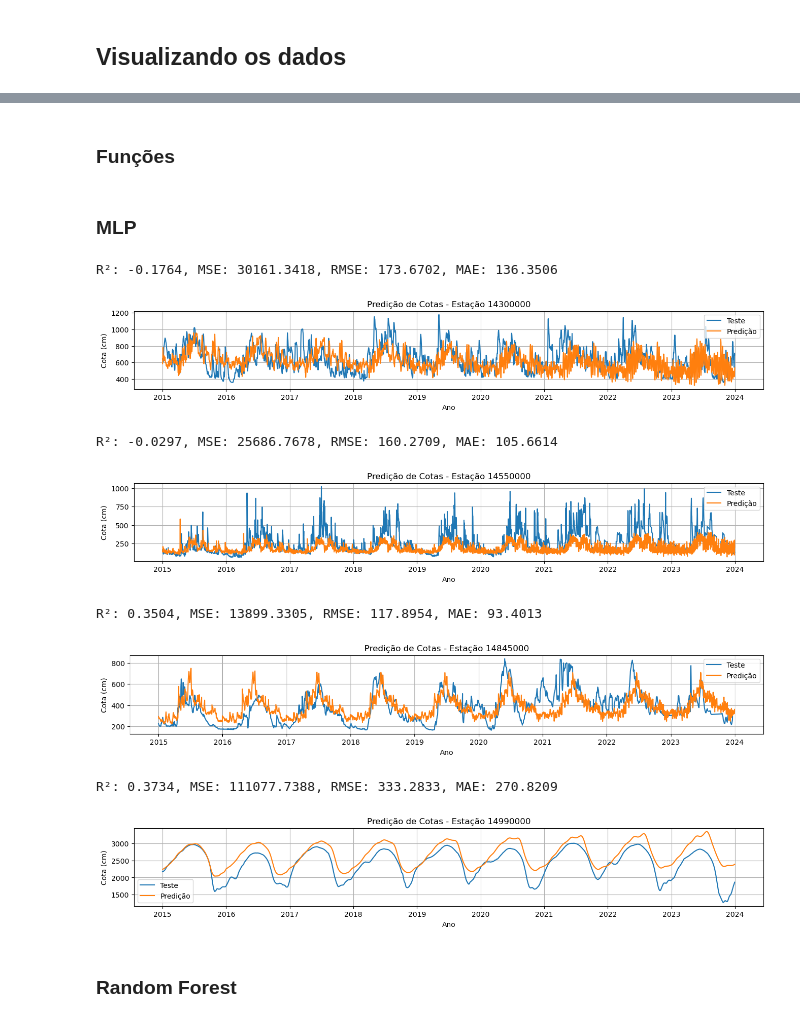
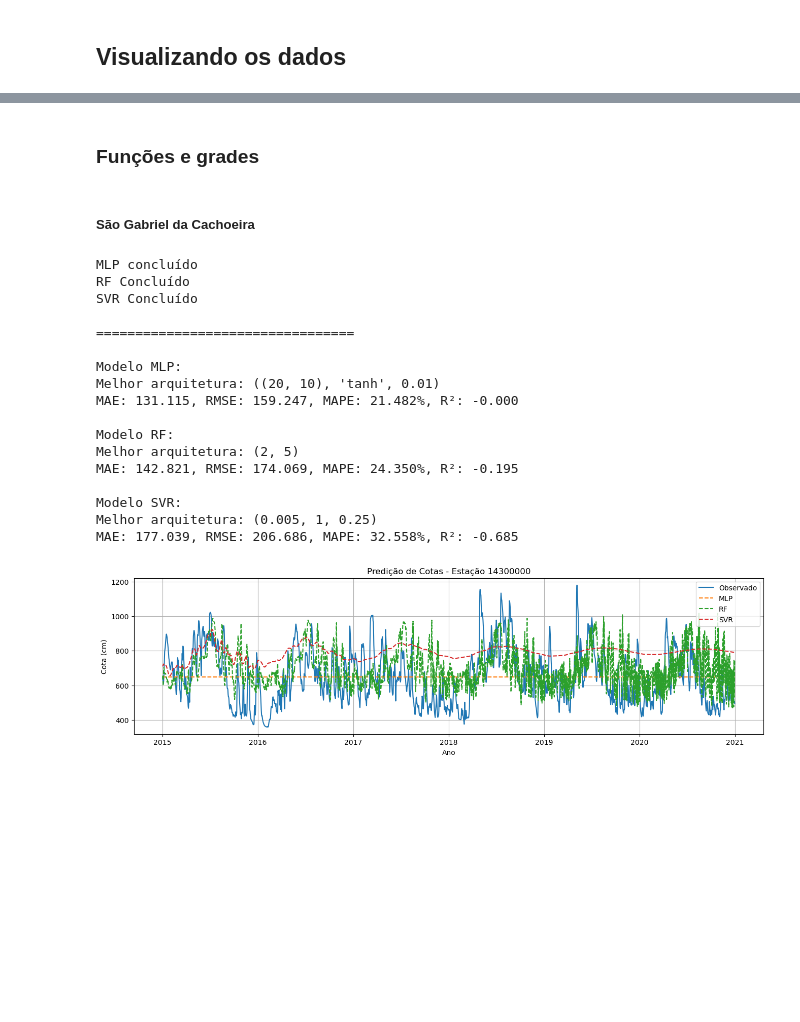
Before and after one commit to DioGS17/ML-HidroPrev, a Jupyter notebook: HidroPrev_ASAC23.ipynb, the cells around one changed output, grey strips where cells are left out. Cells and saved outputs as stored; diff of their text form; code cells hidden in the pictures; blank space fills up the shorter version.

Commit message:
Atualizando os gráficos de teste dos treinos MLs e outros

```diff
--- a/HidroPrev_ASAC23.ipynb
+++ b/HidroPrev_ASAC23.ipynb
@@ -120,5 +123,5 @@ plt.show()
 # %% [markdown]
-### Funções
+### Funções e grades
 # %%
 # Função para treinar o modelo
 
@@ -172,5 +201,3 @@ def plot_resultado(resultado, teste):
     plt.ylabel('Cota (cm)')
     plt.legend()
     plt.show()
-# %% [markdown]
-### MLP
@@ -179,15 +265,63 @@ mlp = MLPRegressor(hidden_layer_sizes=(11, 11), max_iter=1000, learning_rate_ini
+# %%
+def treinamento(treino, teste, grid1, grid2, grid3):
+    mlps = []
+    rfs = []
+    svrs = []
+
+    for arch in grid1:
+        resultado1 = Parallel(n_jobs=24)(
+            delayed(train_mlp_iter)(arch, treino, teste) for _ in range(25)
+        )
+        best_r2, best_pred = max(resultado1, key=lambda x:x[0])
+
+        mlps.append([arch, best_r2, best_pred])
+    melhor_mlp = max(mlps, key=lambda x:x[1])
+
+    print("MLP concluído")
+
+    for arch in grid2:
+        resultado2 = Parallel(n_jobs=24)(
+            delayed(train_rf_iter)(arch, treino, teste) for _ in range(25)
+        )
+        best_r2, best_pred = max(resultado2, key=lambda x:x[0])
+
+        rfs.append([arch, best_r2, best_pred])
+    melhor_rf = max(rfs, key=lambda x:x[1])
+
+    print("RF Concluído")
+
+    for arch in grid3:
+        best_r2, best_pred = train_svr(arch, treino, teste)
+
+        svrs.append([arch, best_r2, best_pred])
+    melhor_svr = max(svrs, key=lambda x:x[1])
+
+    print("SVR Concluído")
+    resultados = [melhor_mlp, melhor_rf, melhor_svr]
+
+    print(f"\n=================================\n")
+
+    plot_resultado(resultados, teste)
+# %% [markdown]
+##### São Gabriel da Cachoeira
 # %%
-for i, col in enumerate(dados):
-    resultado = treinar_modelo(mlp, treino[col], teste[col])
-    plot_resultado(resultado, teste[col])
+treinamento(treino['14300000'], teste['14300000'], grid1, grid2, grid3)
 # %% [output]
-R²: -0.1764, MSE: 30161.3418, RMSE: 173.6702, MAE: 136.3506
+MLP concluído
+RF Concluído
+SVR Concluído
+
+=================================
+
+Modelo MLP:
+Melhor arquitetura: ((20, 10), 'tanh', 0.01)
+MAE: 131.115, RMSE: 159.247, MAPE: 21.482%, R²: -0.000
+
+Modelo RF:
+Melhor arquitetura: (2, 5)
+MAE: 142.821, RMSE: 174.069, MAPE: 24.350%, R²: -0.195
+
+Modelo SVR:
+Melhor arquitetura: (0.005, 1, 0.25)
+MAE: 177.039, RMSE: 206.686, MAPE: 32.558%, R²: -0.685
-[figure, old version]
+[figure, new version]
-R²: -0.0297, MSE: 25686.7678, RMSE: 160.2709, MAE: 105.6614
-[figure, removed]
-R²: 0.3504, MSE: 13899.3305, RMSE: 117.8954, MAE: 93.4013
-[figure, removed]
-R²: 0.3734, MSE: 111077.7388, RMSE: 333.2833, MAE: 270.8209
-[figure, removed]
-# %% [markdown]
-### Random Forest
```
Also changed, not shown: parts of 24 cells of this notebook, 2 other files.
